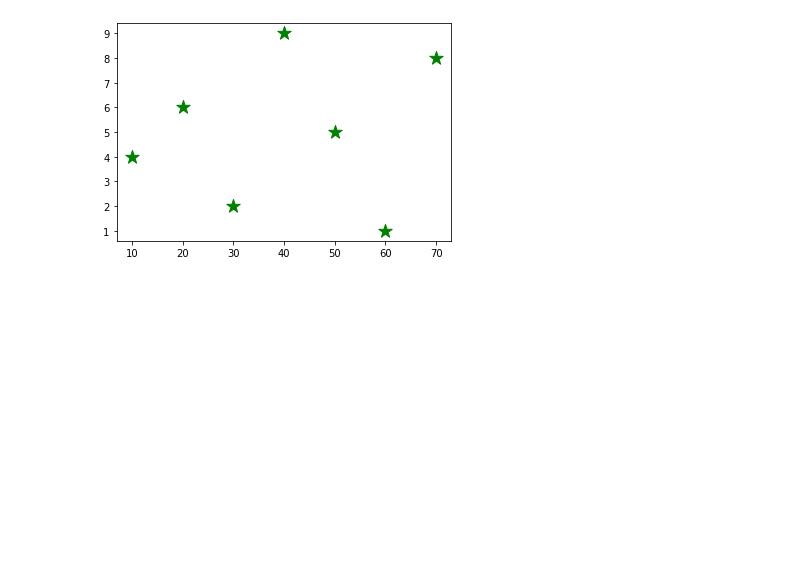
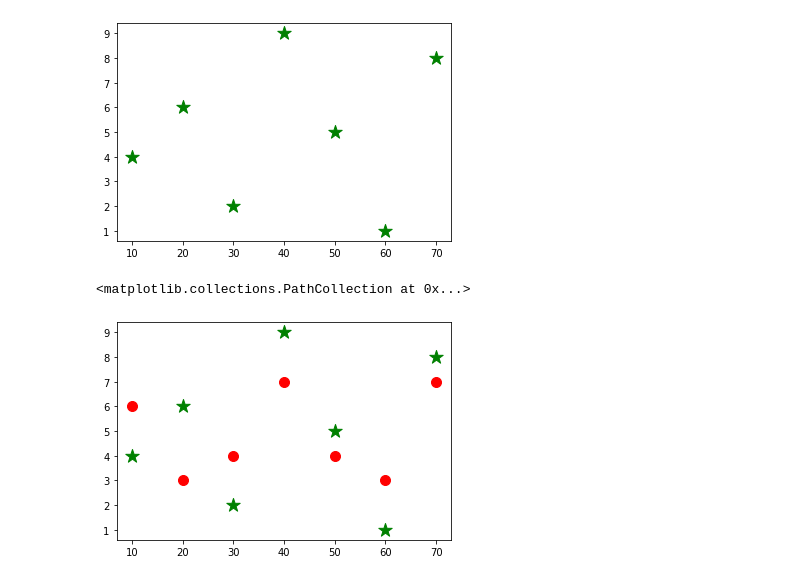
Before and after one commit to riyaty4/Machine-Learning, a Jupyter notebook: ML - Matplotlib.ipynb, the cells around one changed output. Saved outputs shown, nothing was run; the diff lists cells and outputs as text; code cells hidden in the pictures; blank space fills up the shorter version.

```diff
--- a/ML - Matplotlib.ipynb
+++ b/ML - Matplotlib.ipynb
@@ -92,4 +92,9 @@ plt.scatter(x,a,marker='*',c='g',s=200)
 # %%
 x = [10,20,30,40,50,60,70]
 a = [4,6,2,9,5,1,8]
+b = [6,3,4,7,4,3,7]
 plt.scatter(x,a,marker='*',c='g',s=200)
+plt.scatter(x,b,c='r',s=100)
+# %% [output]
+<matplotlib.collections.PathCollection at 0x...>
+[figure, added]
```
Also changed, not shown: parts of 1 cell of this notebook.
